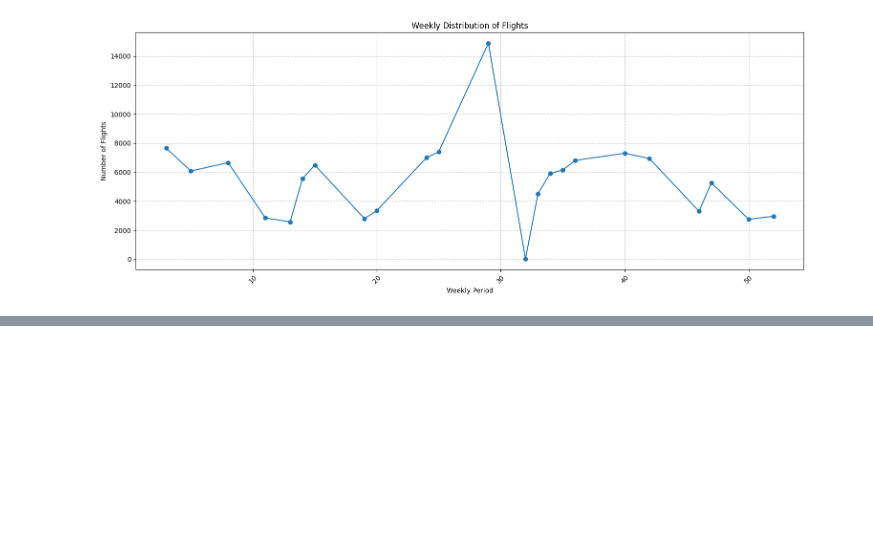
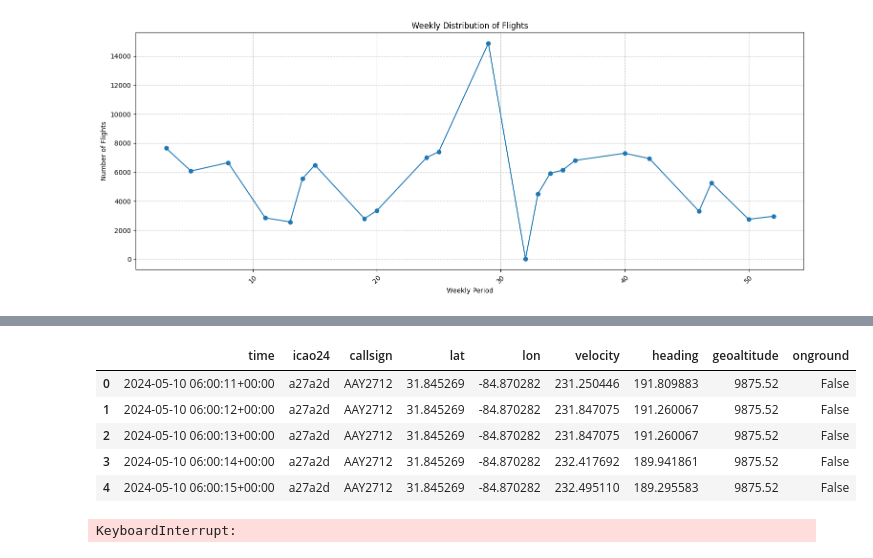
Before and after one commit to mabbts/Aviation-Milestone2-Project, a Jupyter notebook: notebooks/julien-hovan/flight_samples.ipynb, the cells around one changed output, grey strips where cells are left out. Cells and saved outputs as stored; diff of their text form; code cells hidden in the pictures; blank space fills up the shorter version.

```diff
--- a/notebooks/julien-hovan/flight_samples.ipynb
+++ b/notebooks/julien-hovan/flight_samples.ipynb
@@ -190,0 +215,9 @@ dtype: int64
+# %%
+state_vectors_df.head()
+# %% [output]
+|  | time | icao24 | callsign | lat | lon | velocity | heading | geoaltitude | onground |
+| 0 | 2024-05-10 06:00:11+00:00 | a27a2d | AAY2712 | 31.845269 | -84.870282 | 231.250446 | 191.809883 | 9875.52 | False |
+| 1 | 2024-05-10 06:00:12+00:00 | a27a2d | AAY2712 | 31.845269 | -84.870282 | 231.847075 | 191.260067 | 9875.52 | False |
+| 2 | 2024-05-10 06:00:13+00:00 | a27a2d | AAY2712 | 31.845269 | -84.870282 | 231.847075 | 191.260067 | 9875.52 | False |
+| 3 | 2024-05-10 06:00:14+00:00 | a27a2d | AAY2712 | 31.845269 | -84.870282 | 232.417692 | 189.941861 | 9875.52 | False |
+| 4 | 2024-05-10 06:00:15+00:00 | a27a2d | AAY2712 | 31.845269 | -84.870282 | 232.495110 | 189.295583 | 9875.52 | False |
@@ -190,0 +360,11 @@ dtype: int64
+# %%
+# Load your dataframes
+flight_stats_df = compute_flight_statistics(flights_df, state_vectors_df)
+
+# Get basic statistics
+print(flight_stats_df.describe())
+
+# Look at specific flights
+print(flight_stats_df[flight_stats_df['duration_minutes'] > 120])  # Longer flights
+# %% [output]
+KeyboardInterrupt:
```
Also changed, not shown: parts of 5 cells of this notebook, 3 other files.
